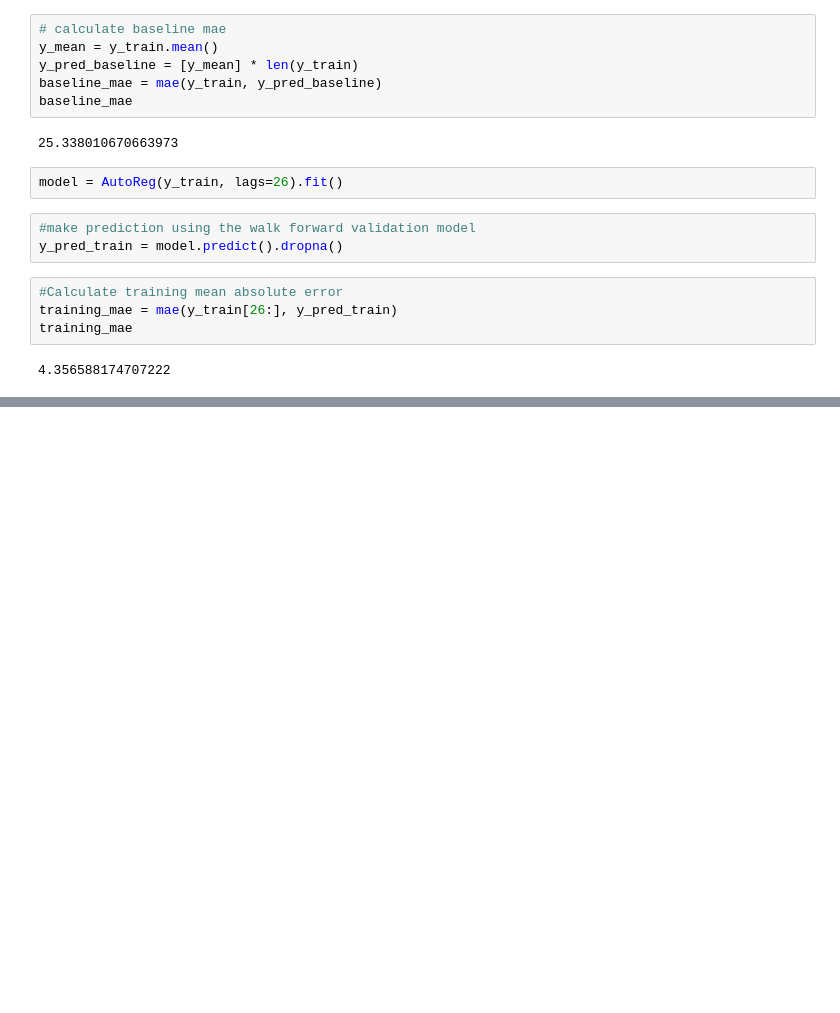
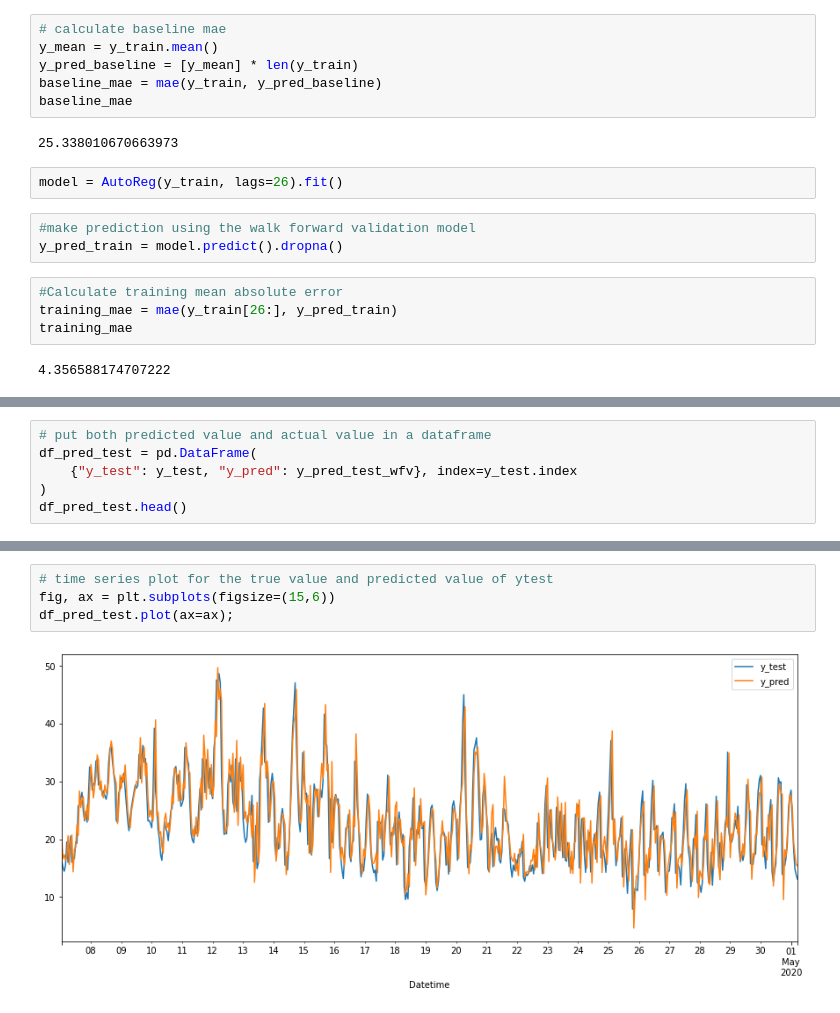
Before and after one commit to Sodiqlef/india-air-quality, a Jupyter notebook: ARmodel.ipynb, the cells around one changed output, grey strips where cells are left out. Drawn from its saved outputs; the diff is of its cells as text; blank space fills up the shorter version.

```diff
--- a/ARmodel.ipynb
+++ b/ARmodel.ipynb
@@ -177,0 +181,6 @@ Roots
+# %%
+# put both predicted value and actual value in a dataframe
+df_pred_test = pd.DataFrame(
+    {"y_test": y_test, "y_pred": y_pred_test_wfv}, index=y_test.index
+)
+df_pred_test.head()
@@ -177,0 +195,6 @@ Roots
+# %%
+# time series plot for the true value and predicted value of ytest
+fig, ax = plt.subplots(figsize=(15,6))
+df_pred_test.plot(ax=ax);
+# %% [output]
+[figure, added]
```
Also changed, not shown: parts of 12 cells of this notebook.
